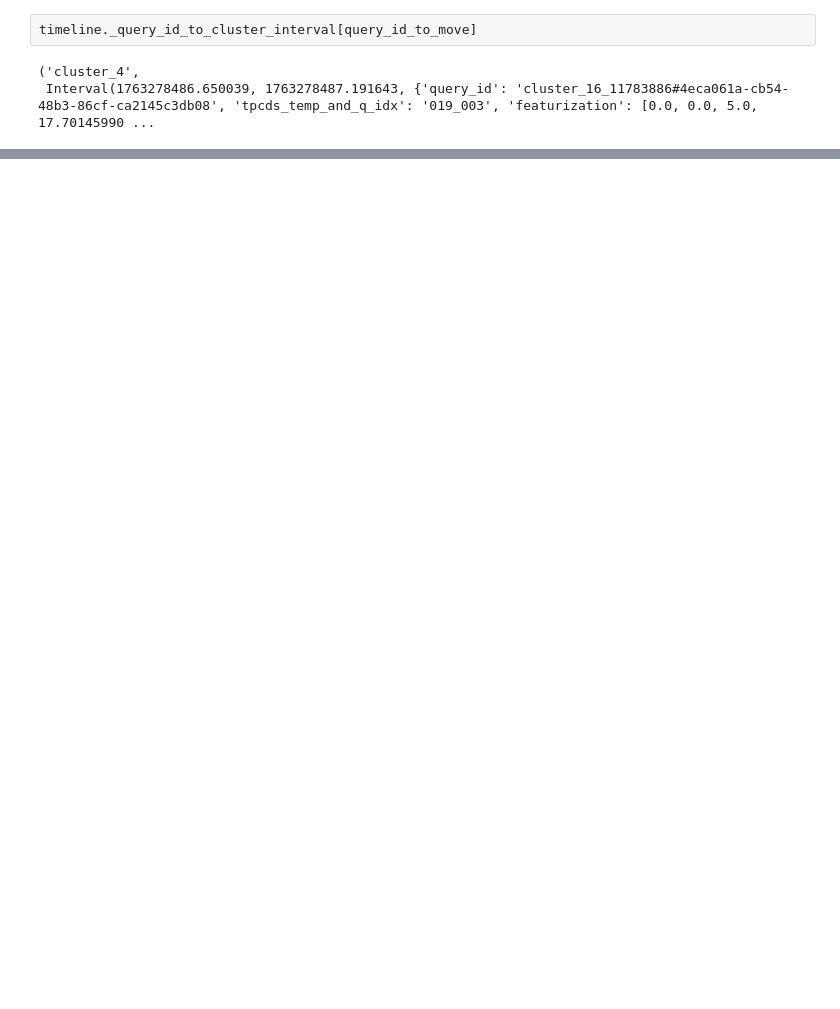
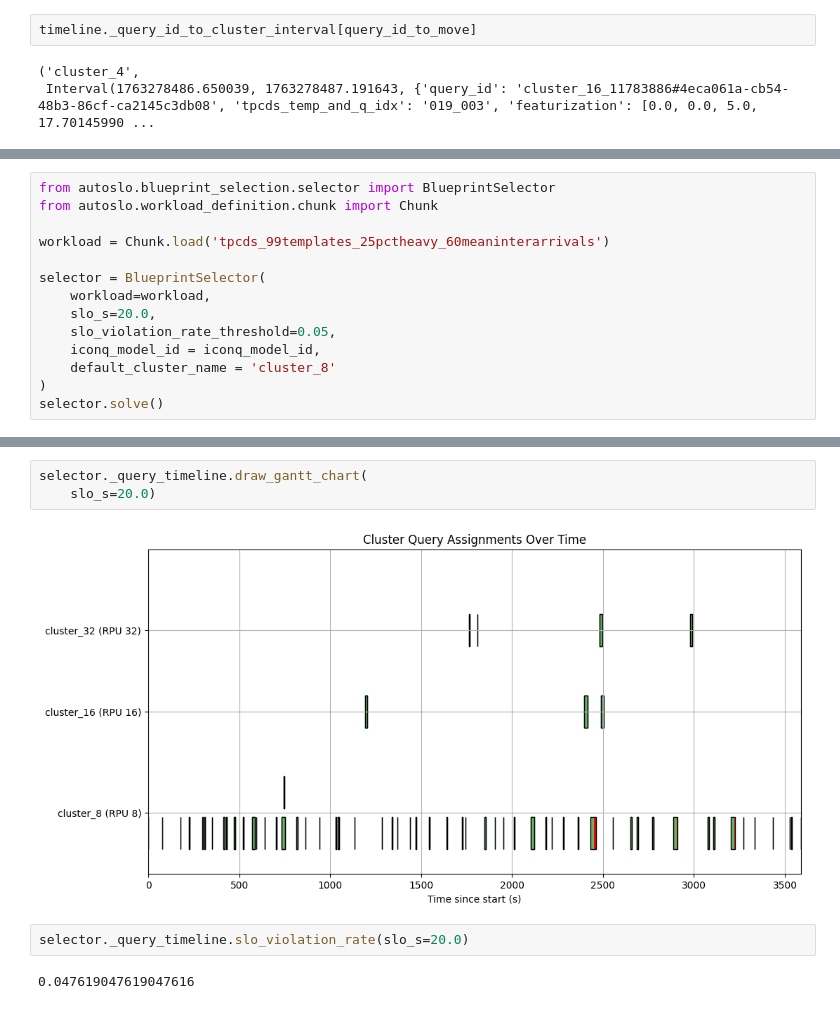
Before and after one commit to mmarkakis/autoslo, a Jupyter notebook: experiments/08_selector_benchmarking/static_plotting.ipynb, the cells around one changed output, grey strips where cells are left out. Saved outputs shown, nothing was run; the diff lists cells and outputs as text; blank space fills up the shorter version.

```diff
--- a/experiments/08_selector_benchmarking/static_plotting.ipynb
+++ b/experiments/08_selector_benchmarking/static_plotting.ipynb
@@ -52,0 +57,14 @@ timeline._query_id_to_cluster_interval[query_id_to_move]
+# %%
+from autoslo.blueprint_selection.selector import BlueprintSelector
+from autoslo.workload_definition.chunk import Chunk
+
+workload = Chunk.load('tpcds_99templates_25pctheavy_60meaninterarrivals')
+
+selector = BlueprintSelector(
+    workload=workload,
+    slo_s=20.0,
+    slo_violation_rate_threshold=0.05,
+    iconq_model_id = iconq_model_id,
+    default_cluster_name = 'cluster_8'
+)
+selector.solve()
@@ -52,0 +101,9 @@ timeline._query_id_to_cluster_interval[query_id_to_move]
+# %%
+selector._query_timeline.draw_gantt_chart(
+    slo_s=20.0)
+# %% [output]
+[figure, added]
+# %%
+selector._query_timeline.slo_violation_rate(slo_s=20.0)
+# %% [output]
+0.047619047619047616
```
Also changed, not shown: parts of 9 cells of this notebook, 6 other files.
